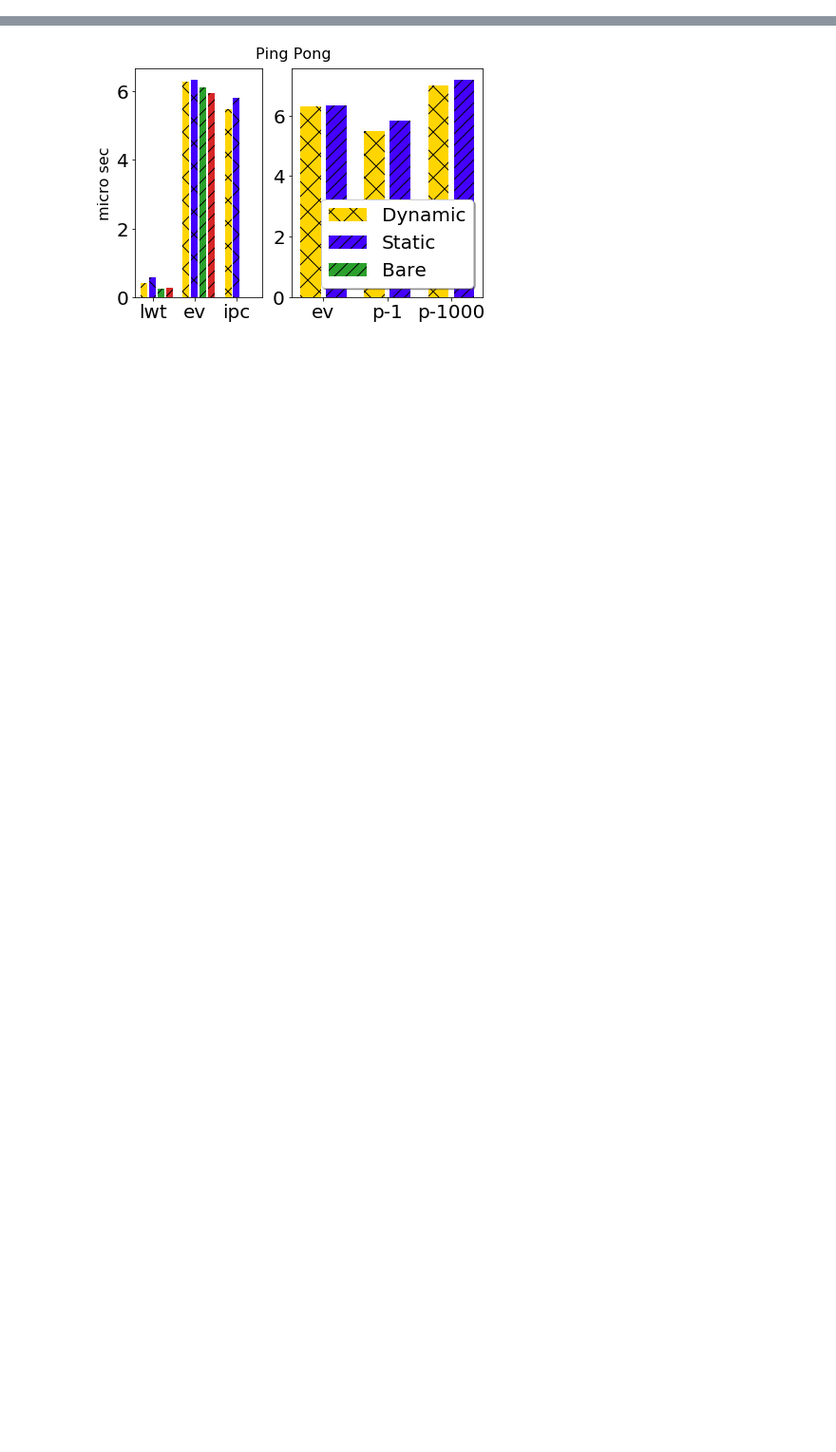
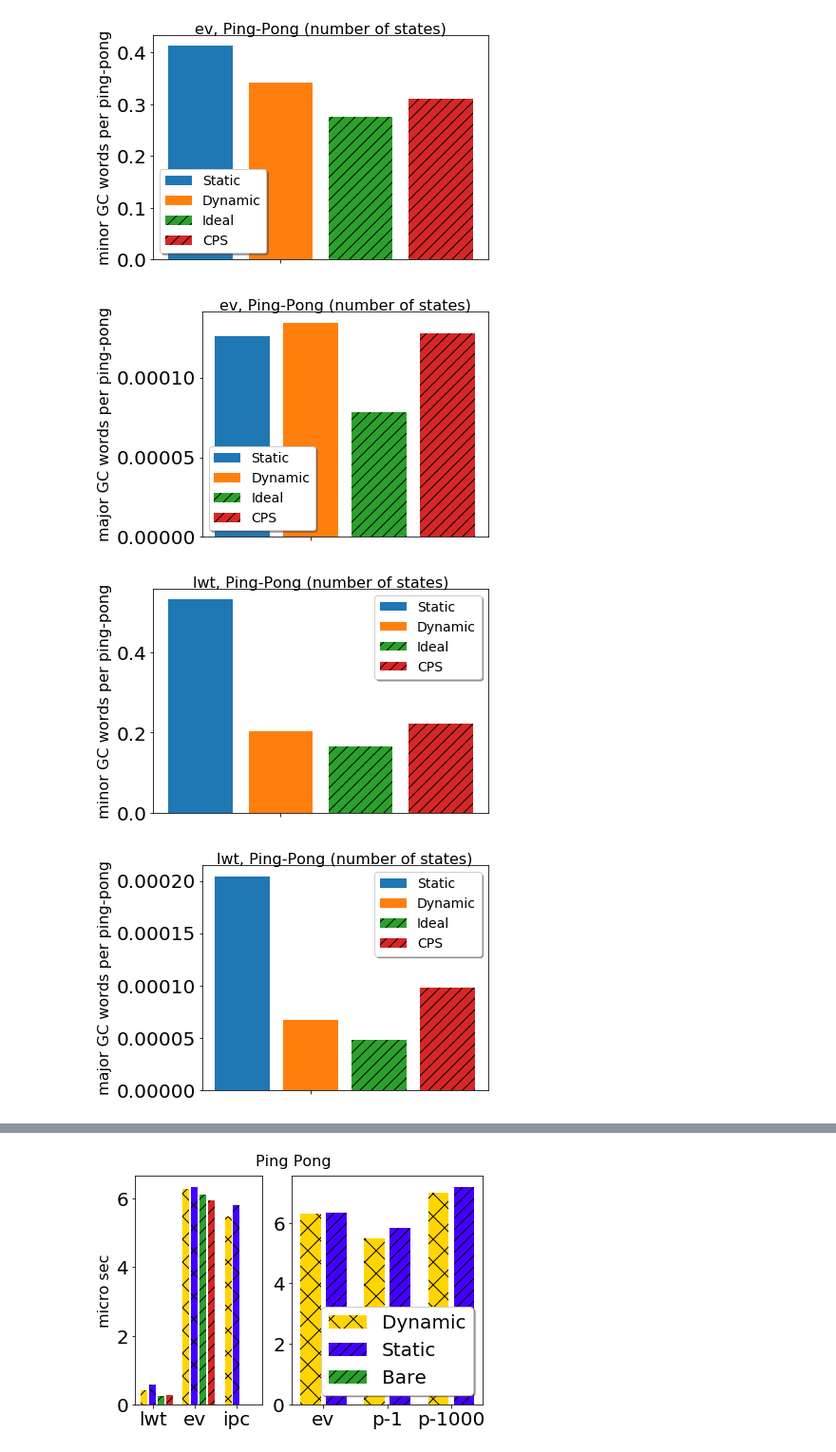
Before and after one commit to keigoi/ocaml-mpst, a Jupyter notebook: benchmark/graphs/Graphs.ipynb, the cells around one changed output, grey strips where cells are left out. Shown: that part at 95% size. Saved outputs shown, nothing was run; the diff lists cells and outputs as text; code cells hidden in the pictures; blank space fills up the shorter version.

```diff
--- a/benchmark/graphs/Graphs.ipynb
+++ b/benchmark/graphs/Graphs.ipynb
@@ -59,3 +126,52 @@ champ = load_sexp('../chameleons/results_pipes/table_sexp.txt')
+# %%
+def show_mem(title, k,ts,ylabel,loc='lower left'):
+
+    #fig, axes = plt.subplots(1, 2, gridspec_kw={'width_ratios': [2, 3]}, squeeze = False)
+    #(ax0, ax) = axes[0][0], axes[0][1]
+
+    fig, axes = plt.subplots(ncols=1, nrows=1, squeeze = False)
+    ax = axes[0][0]
+
+    width = 0.20
+
+    xlabs = ['']
+    zero = [0.0 for x in xlabs]
+
+
+    # time_per_run_nanos
+    show_graph4(axes, ax, width, width*0.8,
+              xlabs,
+              mkdata(ping,ts[0],k), 'Static',
+              mkdata(ping,ts[1],k), 'Dynamic',
+              mkdata(bare,ts[2],k), 'Ideal',
+              mkdata(bare,ts[3],k), 'CPS'
+              )
+
+    k='time_per_run_nanos'
+
+    ax.set_title (title, fontsize=16, y=0.98)
+    ax.set_ylabel(ylabel, fontsize=16)
+    legend = ax.legend(loc=loc, shadow=True, fontsize=14)
+    legend.get_frame().set_facecolor('#FFFFFF')
+
+
+    plt.tight_layout()
+    #make_space_above(axes, topmargin=0.4)
+
+    plt.savefig('pingpong_ipc.pdf', format='pdf', pad_inches=0)
+    plt.show()
+
+ev = ['ev_static', 'ev_dynamic', 'ev_bare_nowrapper', 'ev_bare_cps']
+lwt = ['lwt_static', 'lwt_dynamic', 'lwt_bare_nowrapper', 'lwt_bare_cps']
+show_mem('ev, Ping-Pong (number of states)', 'minor_words_per_run', ev, 'minor GC words per ping-pong')
+show_mem('ev, Ping-Pong (number of states)', 'major_words_per_run', ev, 'major GC words per ping-pong')
+show_mem('lwt, Ping-Pong (number of states)', 'minor_words_per_run', lwt, 'minor GC words per ping-pong','upper right')
+show_mem('lwt, Ping-Pong (number of states)', 'major_words_per_run', lwt, 'major GC words per ping-pong','upper right')
+# %% [output]
+[figure, added]
+[figure, added]
+[figure, added]
+[figure, added]
 # %%
 
 def show_graph4(axes, ax, width, colwidth, x_labels, d1,lab1,d2,lab2,d3,lab3,d4,lab4):
```
Also changed, not shown: parts of 5 cells of this notebook, 4 other files.
